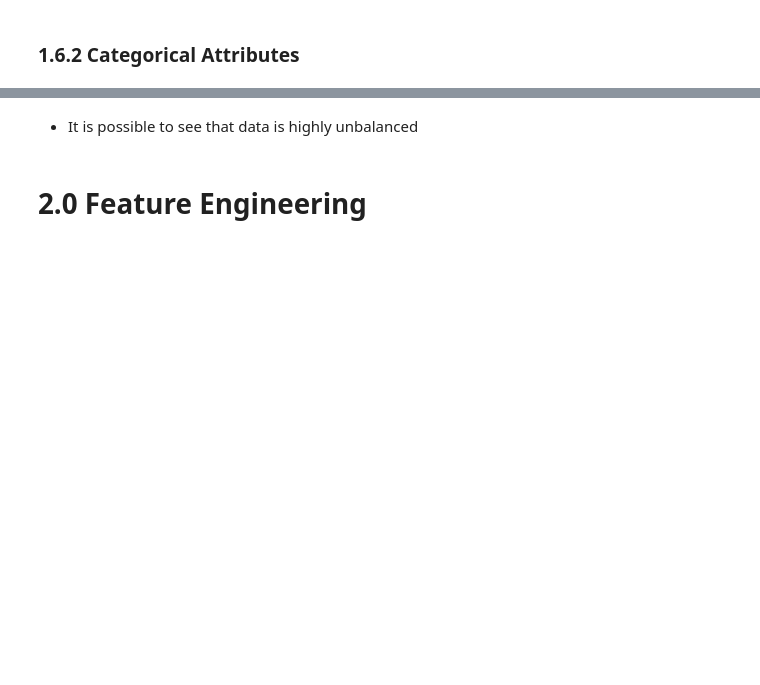
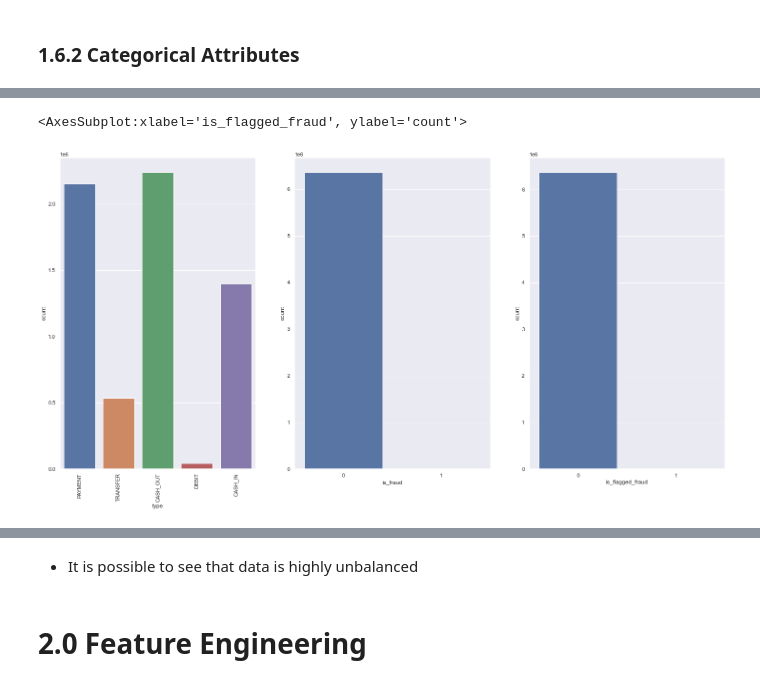
Before and after one commit to brunosantos4/blocker_fraud_company, a Jupyter notebook: fraud_classification.ipynb, the cells around one changed output, grey strips where cells are left out. Cells and saved outputs as stored; diff of their text form; code cells hidden in the pictures; blank space fills up the shorter version.

```diff
--- a/fraud_classification.ipynb
+++ b/fraud_classification.ipynb
@@ -242,16 +251,19 @@ KeyboardInterrupt:
 # %%
-plt.subplots(figsize = (16, 4))
+#plt.subplots(figsize = (16, 4))
 
 plt.subplot(1,3,1)
 sns.countplot(df1['type'])
 plt.xticks(rotation=90)
 
 
 plt.subplot(1,3,2)
 sns.countplot(df1['is_fraud'])
 
 plt.subplot(1,3,3)
 sns.countplot(df1['is_flagged_fraud'])
+# %% [output]
+<AxesSubplot:xlabel='is_flagged_fraud', ylabel='count'>
+[figure, added]
 # %%
 # Check "is_fraud"
 print(df1['is_fraud'].value_counts())
```
Also changed, not shown: parts of 32 cells of this notebook.
